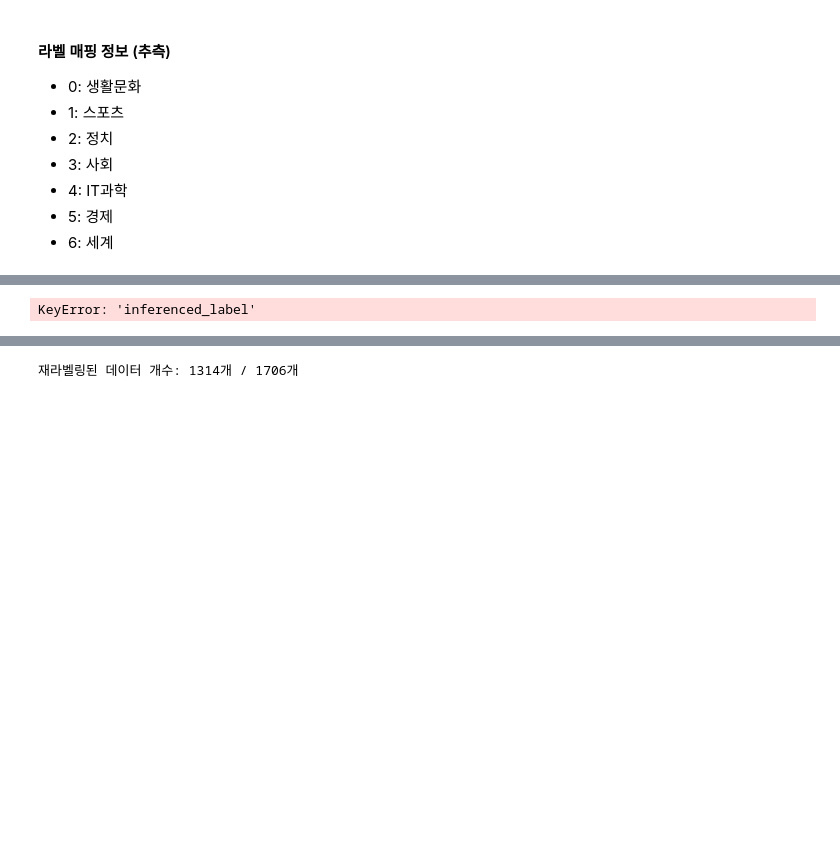
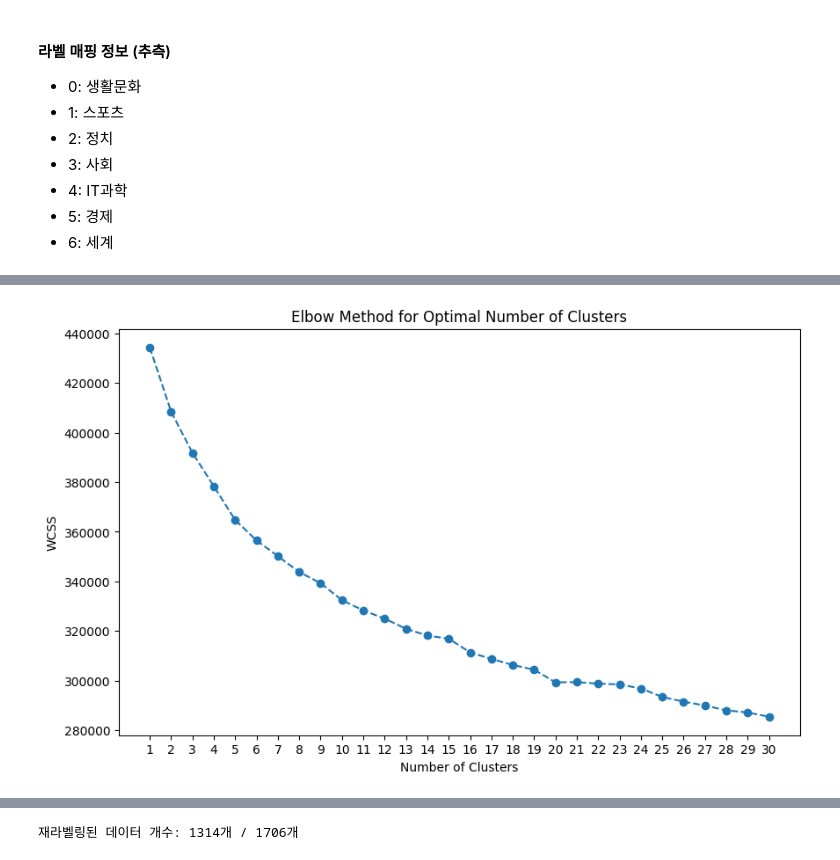
Before and after one commit to boostcampaitech7/level2-nlp-datacentric-nlp-06, a Jupyter notebook: minji/minji_clean_dataset.ipynb, the cells around one changed output, grey strips where cells are left out. Cells and saved outputs as stored; diff of their text form; code cells hidden in the pictures; blank space fills up the shorter version.

```diff
--- a/minji/minji_clean_dataset.ipynb
+++ b/minji/minji_clean_dataset.ipynb
@@ -484,10 +483,27 @@ from collections import Counter
+# %%
+# within cluster sum of squares
+import matplotlib.pyplot as plt
+
+wcss = []
+max_clusters = 30  # 테스트할 최대 클러스터 수
+for i in range(1, max_clusters + 1):
+    kmeans = KMeans(n_clusters=i, random_state=42)
+    kmeans.fit(label_embeddings)
+    wcss.append(kmeans.inertia_)
+
+# Elbow plot 그리기 -> 딱히 Elbow라고 할 만한 지점 보이지 않음
+plt.figure(figsize=(10, 6))
+plt.plot(range(1, max_clusters + 1), wcss, marker='o', linestyle='--')
+plt.xlabel('Number of Clusters')
+plt.ylabel('WCSS')
+plt.title('Elbow Method for Optimal Number of Clusters')
+plt.xticks(range(1, max_clusters + 1))
+plt.show()
+# %% [output]
+[figure, added]
 # %%
-# Step 1: llama로 추정된 라벨에 대한 임베딩 계산
-model = SentenceTransformer('snunlp/KR-SBERT-V40K-klueNLI-augSTS')
-label_embeddings = model.encode(train_data['inferenced_label'].tolist())
-
 # Step 2: 임베딩 클러스터링 수행 (7개 클러스터)
-num_clusters = 7
+num_clusters = 30
 kmeans = KMeans(n_clusters=num_clusters, random_state=42)
 train_data['cluster'] = kmeans.fit_predict(label_embeddings)
 
@@ -501,8 +517,6 @@ for cluster in train_data['cluster'].unique():
 
 # Step 4: 각 클러스터에 따라 재라벨 수행
 train_data['target_relabelled'] = train_data['cluster'].map(cluster_to_label_map)
-# %% [output]
-KeyError: 'inferenced_label'
 # %%
 train_data.head()
 # %% [output]
```
Also changed, not shown: parts of 9 cells of this notebook, 2 other files.
